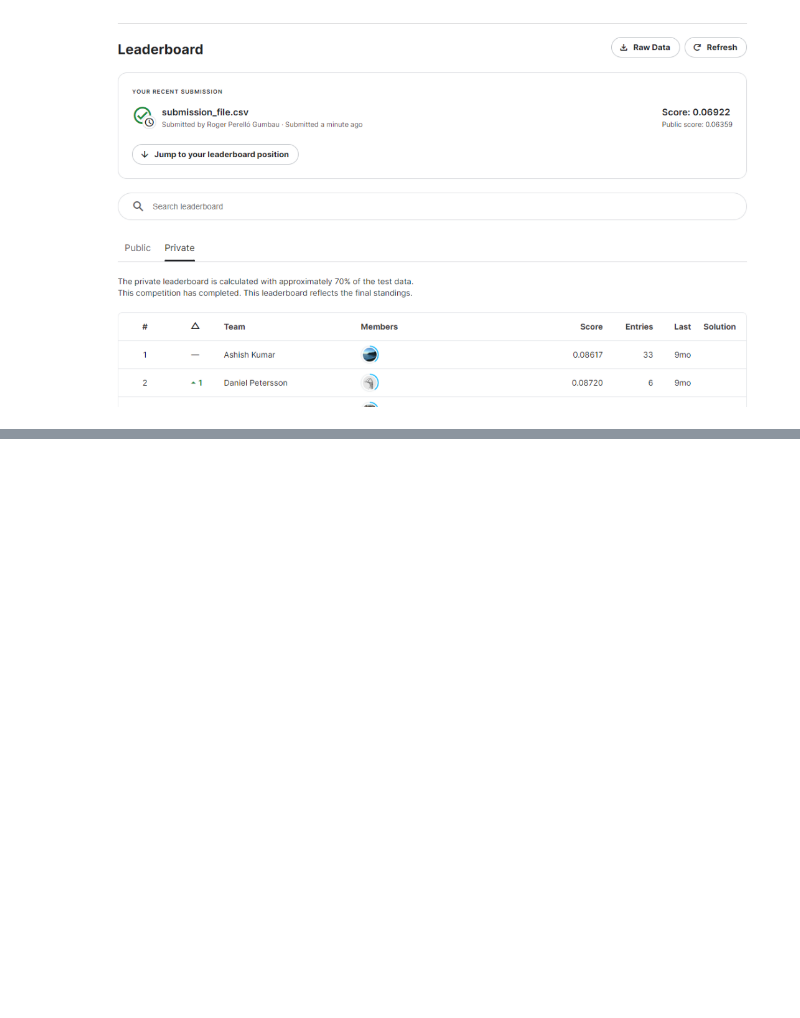
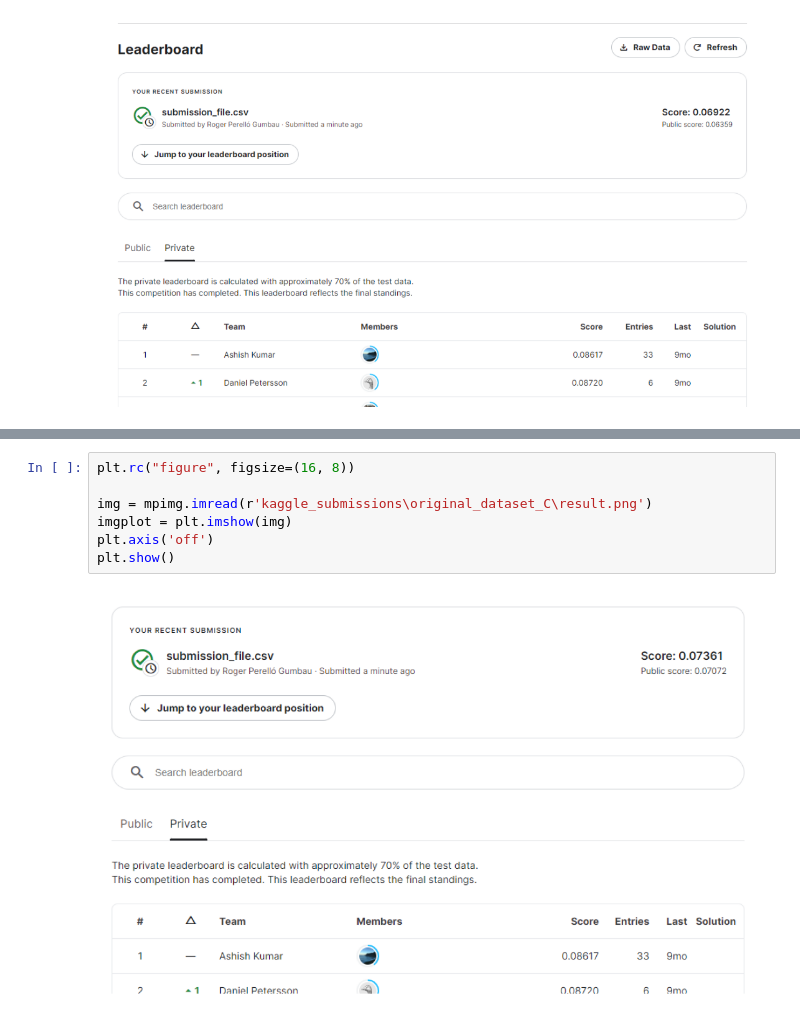
Before and after one commit to RogerPerello/Machine_learning-diamonds, a Jupyter notebook: src/notebooks/project/model_optimization.ipynb, the cells around one changed output, grey strips where cells are left out. Cells and saved outputs as stored; diff of their text form; blank space fills up the shorter version.

```diff
--- a/src/notebooks/project/model_optimization.ipynb
+++ b/src/notebooks/project/model_optimization.ipynb
@@ -1283,0 +1327,9 @@ plt.show()
+# %%
+plt.rc("figure", figsize=(16, 8))
+
+img = mpimg.imread(r'kaggle_submissions\original_dataset_C\result.png')
+imgplot = plt.imshow(img)
+plt.axis('off')
+plt.show()
+# %% [output]
+[figure, added]
```
Also changed, not shown: parts of 11 cells of this notebook, 9 other files.
